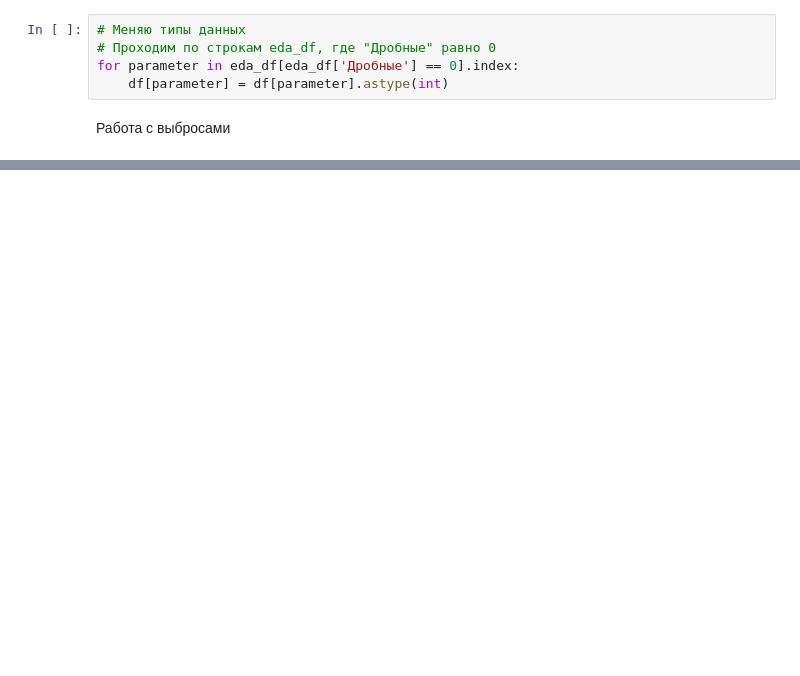
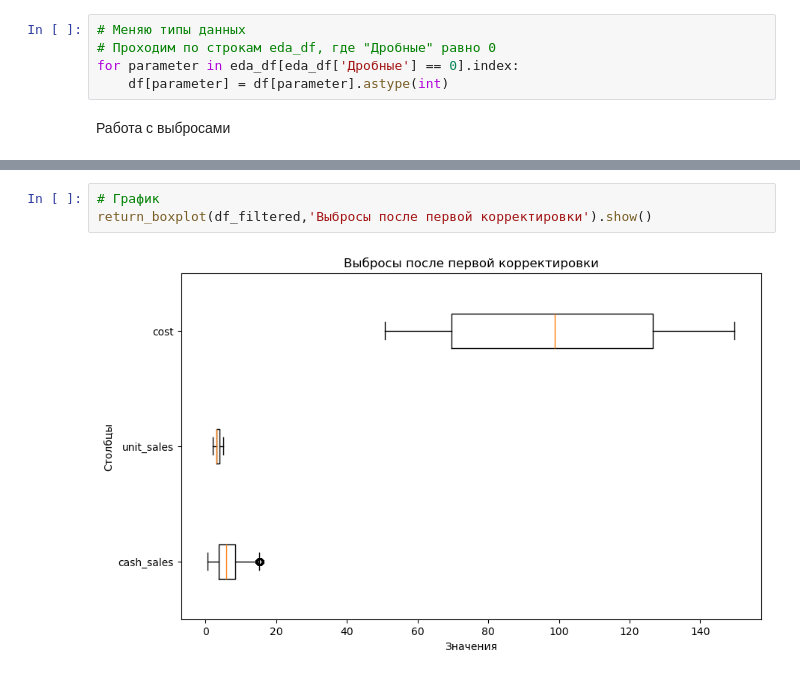
Before and after one commit to aquarapax/ML_linear_regression, a Jupyter notebook: linear_note.ipynb, the cells around one changed output, grey strips where cells are left out. Drawn from its saved outputs; the diff is of its cells as text; blank space fills up the shorter version.

```diff
--- a/linear_note.ipynb
+++ b/linear_note.ipynb
@@ -217 +179,6 @@ return_boxplot(df_filtered, 'Выбросы').show()
+# %%
+# График
+return_boxplot(df_filtered,'Выбросы после первой корректировки').show()
+# %% [output]
+[figure, added]
 # %%
```
Also changed, not shown: parts of 25 cells of this notebook.
